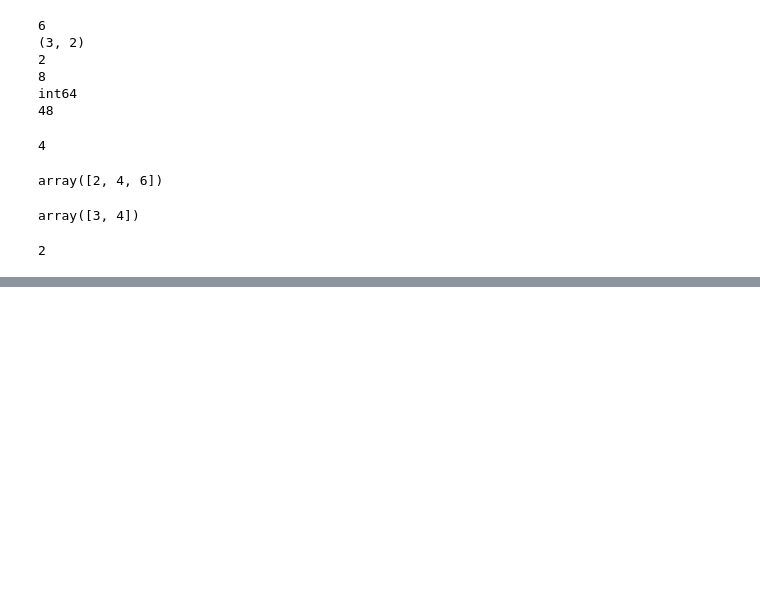
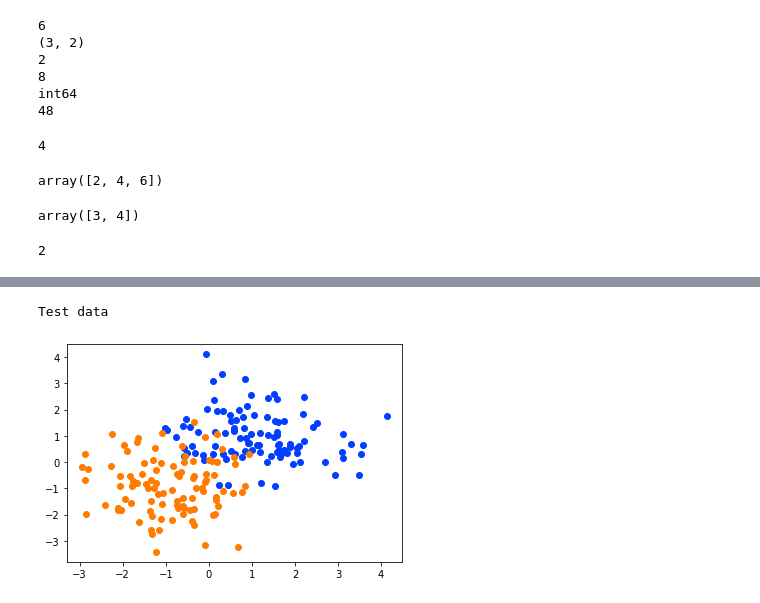
Before and after one commit to jogam5/csc2515, a Jupyter notebook: winter2021/Tutorial1.ipynb, the cells around one changed output, grey strips where cells are left out. Saved outputs shown, nothing was run; the diff lists cells and outputs as text; code cells hidden in the pictures; blank space fills up the shorter version.

```diff
--- a/winter2021/Tutorial1.ipynb
+++ b/winter2021/Tutorial1.ipynb
@@ -101,0 +394,6 @@ array_1[:]
+# %%
+print('Test data')
+plot_data(Xtest, Ytest)
+# %% [output]
+Test data
+[figure, added]
```
Also changed, not shown: parts of 42 cells of this notebook, 2 other files.
